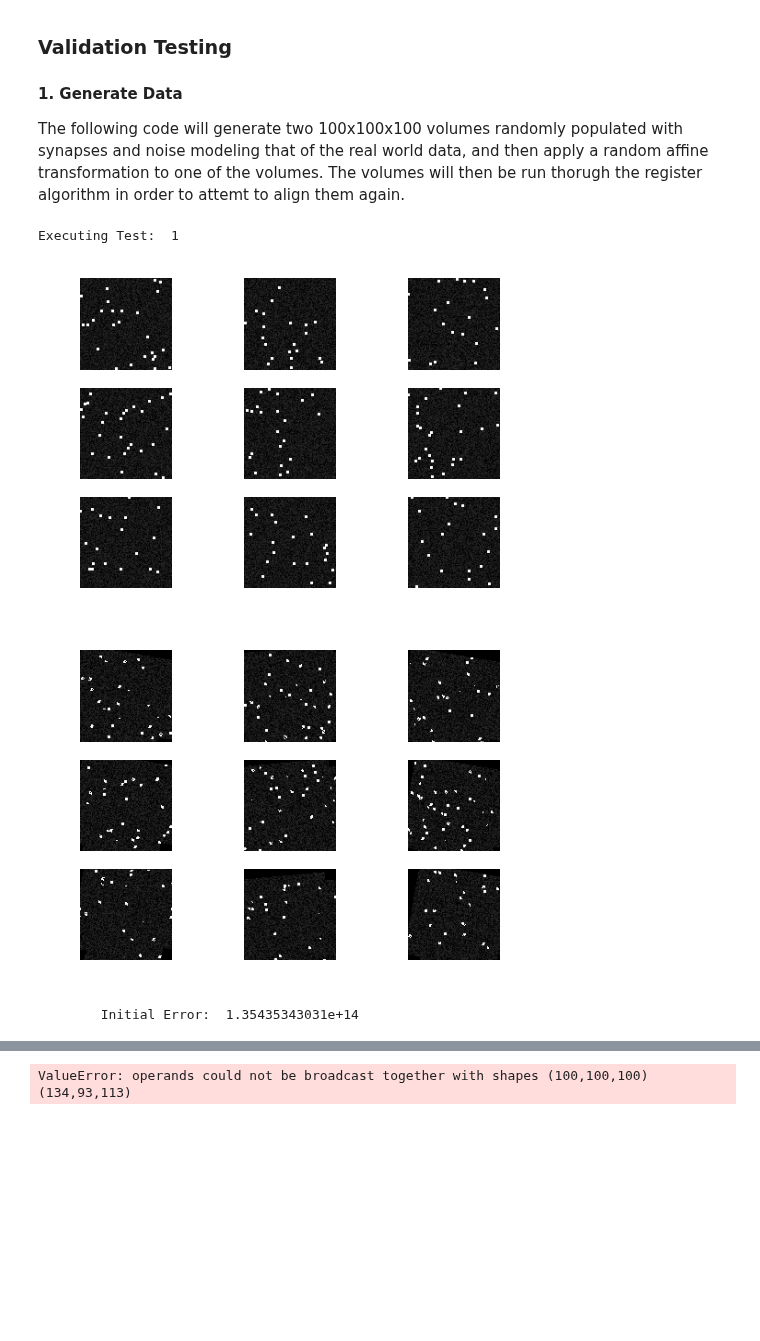
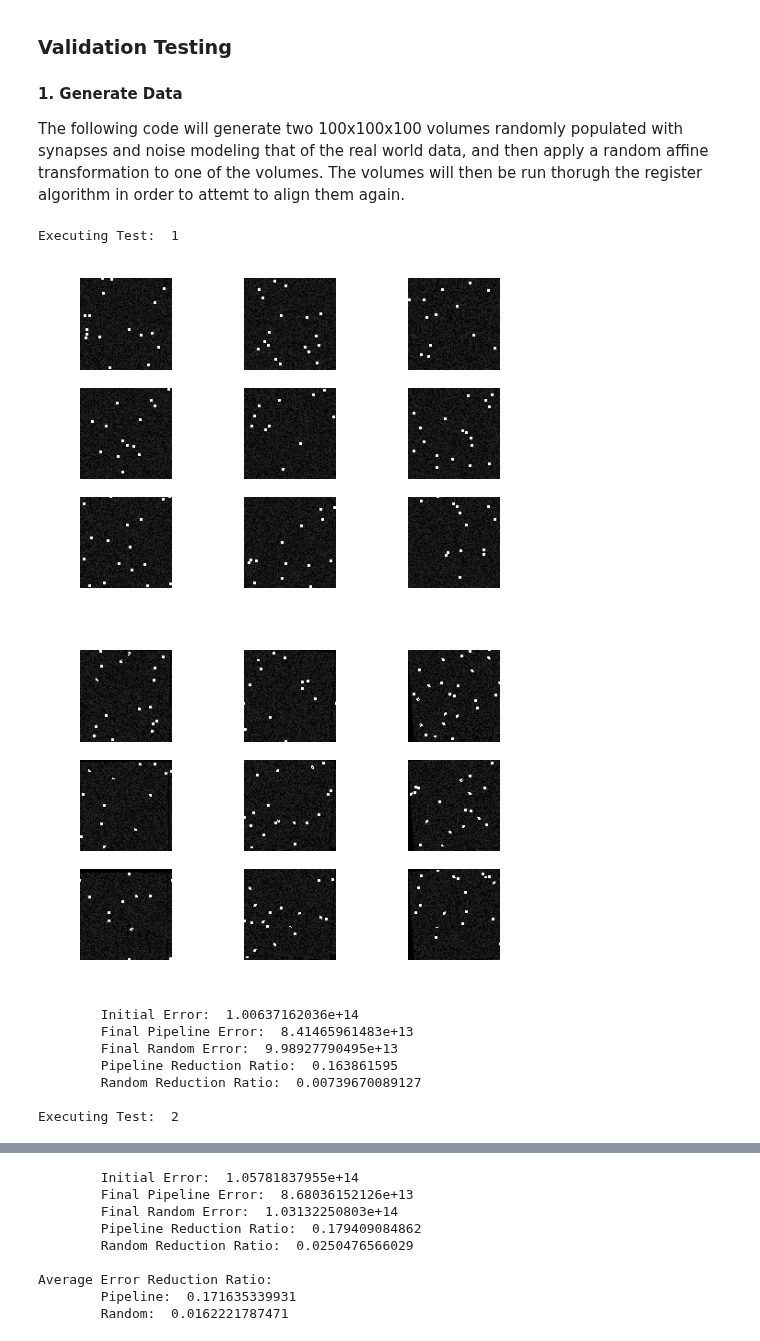
Before and after one commit to NeuroDataDesign/pan-synapse, a Jupyter notebook: background/NDReg_Algorithms.md.ipynb, the cells around one changed output, grey strips where cells are left out. Cells and saved outputs as stored; diff of their text form; code cells hidden in the pictures; blank space fills up the shorter version.

Commit message:
fixed error with shape broadcast

```diff
--- a/background/NDReg_Algorithms.md.ipynb
+++ b/background/NDReg_Algorithms.md.ipynb
@@ -199,34 +199,40 @@ for i in range(2):
     initialErr = np.sum((itk.GetArrayFromImage(itkVolume)-itk.GetArrayFromImage(rigidVolume))**2)
     print '\tInitial Error: ', initialErr
 
     #perform transform
     transform = register(rigidVolume, itkVolume)
-    resultVolume = ndreg.imgApplyAffine(rigidVolume, transform)
+    resultVolume = ndreg.imgApplyAffine(rigidVolume, transform, size=itkVolume.GetSize(), spacing=itkVolume.GetSpacing())
 
     #perform random transform
     randMatrix = applyRigid(itk.GetArrayFromImage(rigidVolume), getTransform())
 
 
     #calculate final error
     finalPipeErr = np.sum((itk.GetArrayFromImage(itkVolume)-itk.GetArrayFromImage(resultVolume))**2)
     finalRandErr = np.sum((itk.GetArrayFromImage(itkVolume)-randMatrix)**2)
     print '\tFinal Pipeline Error: ', finalPipeErr
     print '\tFinal Random Error: ', finalRandErr
 
     #get the reduction in error
     pipeRatio = (initialErr - finalPipeErr)/initialErr
     randRatio = (initialErr - finalRandErr)/initialErr
     pipelineSum += pipeRatio
     randSum += randRatio
 
     print '\tPipeline Reduction Ratio: ', pipeRatio
     print '\tRandom Reduction Ratio: ', randRatio
 
 print '\nAverage Error Reduction Ratio:'
 print '\tPipeline: ', pipelineSum/float(i+1)
 print '\tRandom: ', randSum/float(i+1)
 # %% [output]
 Executing Test:  1
-[figure, old version]
+[figure, new version]
-[figure, old version]
+[figure, new version]
-        Initial Error:  1.35435343031e+14
+        Initial Error:  1.00637162036e+14
+        Final Pipeline Error:  8.41465961483e+13
+        Final Random Error:  9.98927790495e+13
+        Pipeline Reduction Ratio:  0.163861595
+        Random Reduction Ratio:  0.00739670089127
+
+Executing Test:  2
@@ -233 +241,9 @@ Executing Test:  1
-ValueError: operands could not be broadcast together with shapes (100,100,100) (134,93,113)
+        Initial Error:  1.05781837955e+14
+        Final Pipeline Error:  8.68036152126e+13
+        Final Random Error:  1.03132250803e+14
+        Pipeline Reduction Ratio:  0.179409084862
+        Random Reduction Ratio:  0.0250476566029
+
+Average Error Reduction Ratio:
+        Pipeline:  0.171635339931
+        Random:  0.0162221787471
```
Also changed, not shown: parts of 1 cell of this notebook.
